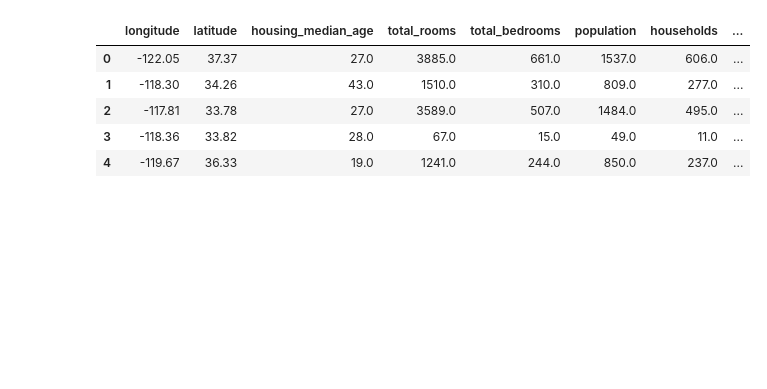
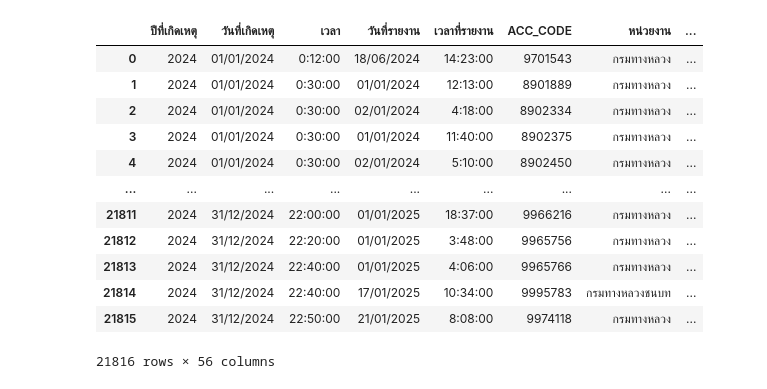
Before and after one commit to mariaonz/traffic-accidents-analysis-2024, a Jupyter notebook: traffic_accidents_analysis_2024.ipynb, the cells around one changed output. Drawn from its saved outputs; the diff is of its cells as text; code cells hidden in the pictures; blank space fills up the shorter version.

```diff
--- a/traffic_accidents_analysis_2024.ipynb
+++ b/traffic_accidents_analysis_2024.ipynb
@@ -6,9 +8,30 @@ df=pd.read_csv('/content/sample_data/california_housing_test.csv')
+# %%
+import pandas as pd
+import numpy as np
+import seaborn as sns
+import matplotlib.pyplot as plt
+import matplotlib.font_manager as fm
+import matplotlib as mpl
+
+mpl.__version__
+
+url = 'https://raw.githubusercontent.com/mariaonz/traffic-accidents-analysis-2024/main/accident_file.csv'
+
+# Use the 'raw' URL to access the CSV data directly
+df = pd.read_csv(url)
 # %%
-df.head()
+df
 # %% [output]
-|  | longitude | latitude | housing_median_age | total_rooms | total_bedrooms | population | households | ... |
-| 0 | -122.05 | 37.37 | 27.0 | 3885.0 | 661.0 | 1537.0 | 606.0 | ... |
-| 1 | -118.30 | 34.26 | 43.0 | 1510.0 | 310.0 | 809.0 | 277.0 | ... |
-| 2 | -117.81 | 33.78 | 27.0 | 3589.0 | 507.0 | 1484.0 | 495.0 | ... |
-| 3 | -118.36 | 33.82 | 28.0 | 67.0 | 15.0 | 49.0 | 11.0 | ... |
-| 4 | -119.67 | 36.33 | 19.0 | 1241.0 | 244.0 | 850.0 | 237.0 | ... |
+|  | ปีที่เกิดเหตุ | วันที่เกิดเหตุ | เวลา | วันที่รายงาน | เวลาที่รายงาน | ACC_CODE | หน่วยงาน | ... |
+| 0 | 2024 | 01/01/2024 | 0:12:00 | 18/06/2024 | 14:23:00 | 9701543 | กรมทางหลวง | ... |
+| 1 | 2024 | 01/01/2024 | 0:30:00 | 01/01/2024 | 12:13:00 | 8901889 | กรมทางหลวง | ... |
+| 2 | 2024 | 01/01/2024 | 0:30:00 | 02/01/2024 | 4:18:00 | 8902334 | กรมทางหลวง | ... |
+| 3 | 2024 | 01/01/2024 | 0:30:00 | 01/01/2024 | 11:40:00 | 8902375 | กรมทางหลวง | ... |
+| 4 | 2024 | 01/01/2024 | 0:30:00 | 02/01/2024 | 5:10:00 | 8902450 | กรมทางหลวง | ... |
+| ... | ... | ... | ... | ... | ... | ... | ... | ... |
+| 21811 | 2024 | 31/12/2024 | 22:00:00 | 01/01/2025 | 18:37:00 | 9966216 | กรมทางหลวง | ... |
+| 21812 | 2024 | 31/12/2024 | 22:20:00 | 01/01/2025 | 3:48:00 | 9965756 | กรมทางหลวง | ... |
+| 21813 | 2024 | 31/12/2024 | 22:40:00 | 01/01/2025 | 4:06:00 | 9965766 | กรมทางหลวง | ... |
+| 21814 | 2024 | 31/12/2024 | 22:40:00 | 17/01/2025 | 10:34:00 | 9995783 | กรมทางหลวงชนบท | ... |
+| 21815 | 2024 | 31/12/2024 | 22:50:00 | 21/01/2025 | 8:08:00 | 9974118 | กรมทางหลวง | ... |
+21816 rows × 56 columns
```
Also changed, not shown: parts of 14 cells of this notebook.
